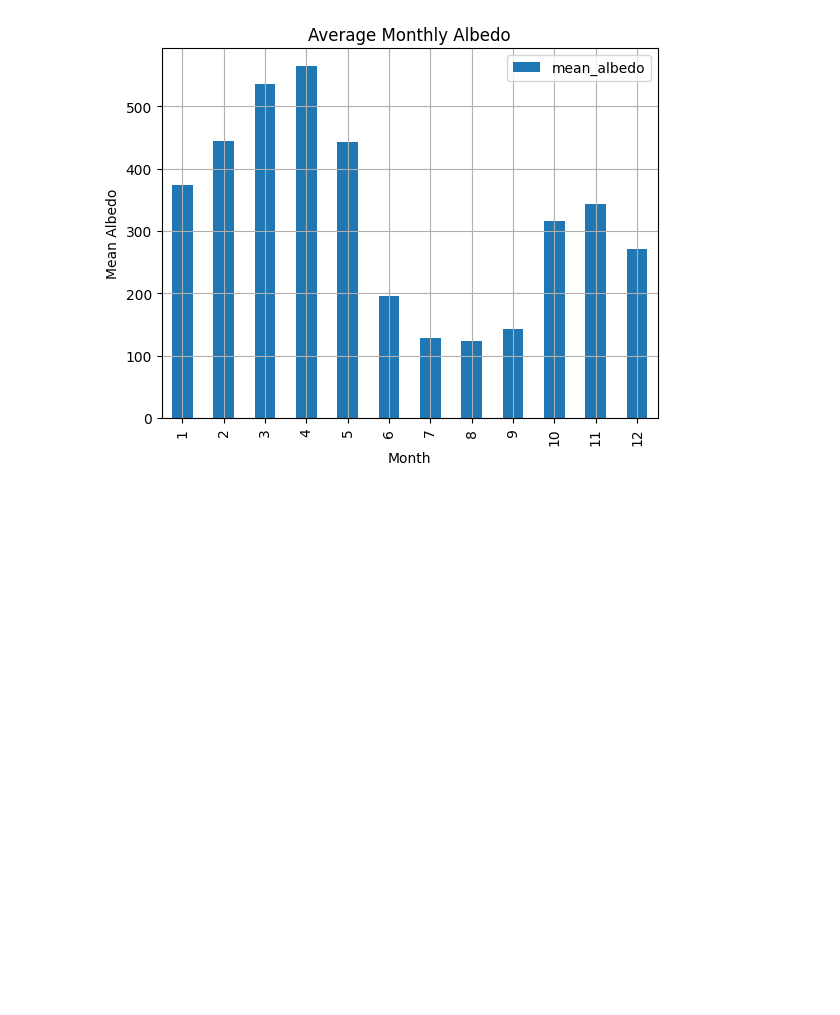
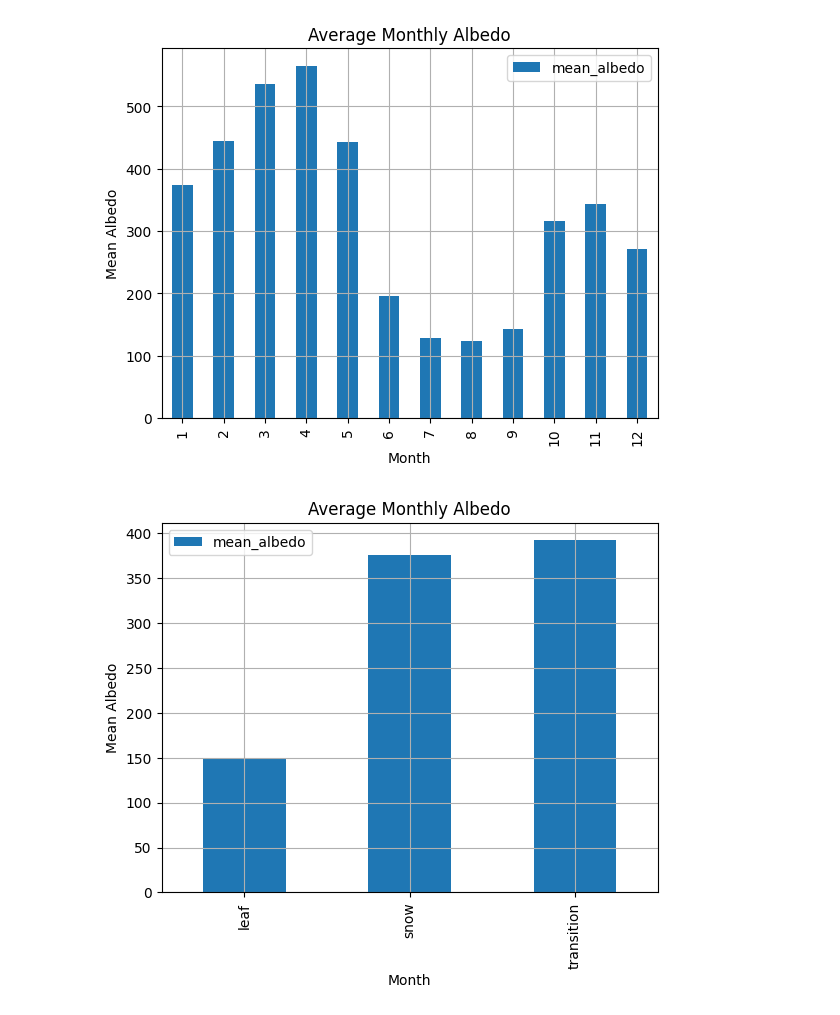
Before and after one commit to ZexterSedric/siberian-boreal-dynamics, a Jupyter notebook: analysis.ipynb, the cells around one changed output. Saved outputs shown, nothing was run; the diff lists cells and outputs as text; code cells hidden in the pictures; blank space fills up the shorter version.

```diff
--- a/analysis.ipynb
+++ b/analysis.ipynb
@@ -160,5 +143,6 @@ task.start()
 # %%
 import pandas as pd
 
-df = pd.read_csv("Siberia_Albedo_Seasonal.csv")  # Replace with your actual filename
+albedo_df = pd.read_csv("Siberia_Albedo_Seasonal.csv")  # Replace with your actual filename
+print(albedo_df)
 # %%
@@ -181,3 +151,3 @@ print(monthly_avg)
 # %%
-seasonal_avg = df.groupby('season')['mean_albedo'].mean().reset_index()
+seasonal_avg = albedo_df.groupby('season')['mean_albedo'].mean().reset_index()
 print(seasonal_avg)
@@ -197,3 +162,14 @@ plt.grid(True)
 plt.show()
 # %% [output]
 [figure]
+# %%
+import matplotlib.pyplot as plt
+
+seasonal_avg.plot(x='season', y='mean_albedo', kind='bar')
+plt.title('Average Monthly Albedo')
+plt.xlabel('Month')
+plt.ylabel('Mean Albedo')
+plt.grid(True)
+plt.show()
+# %% [output]
+[figure, added]
```
Also changed, not shown: parts of 21 cells of this notebook.
